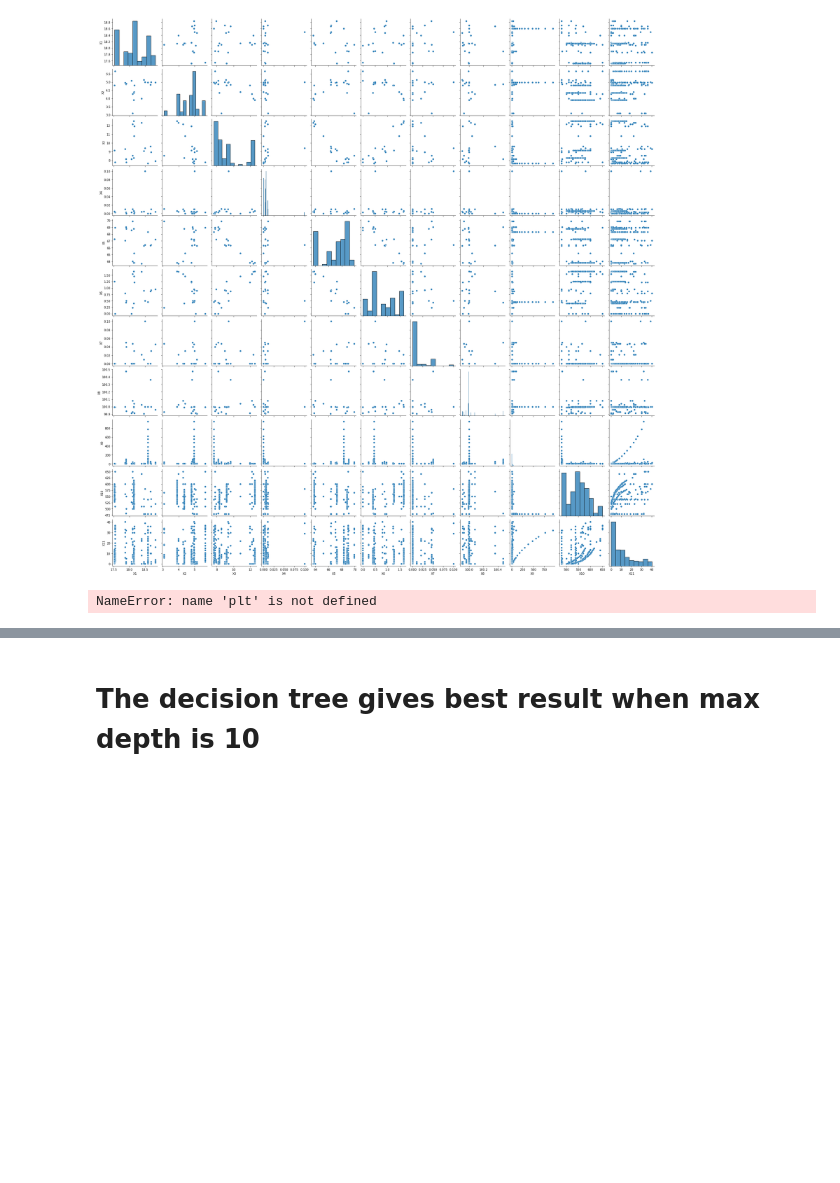
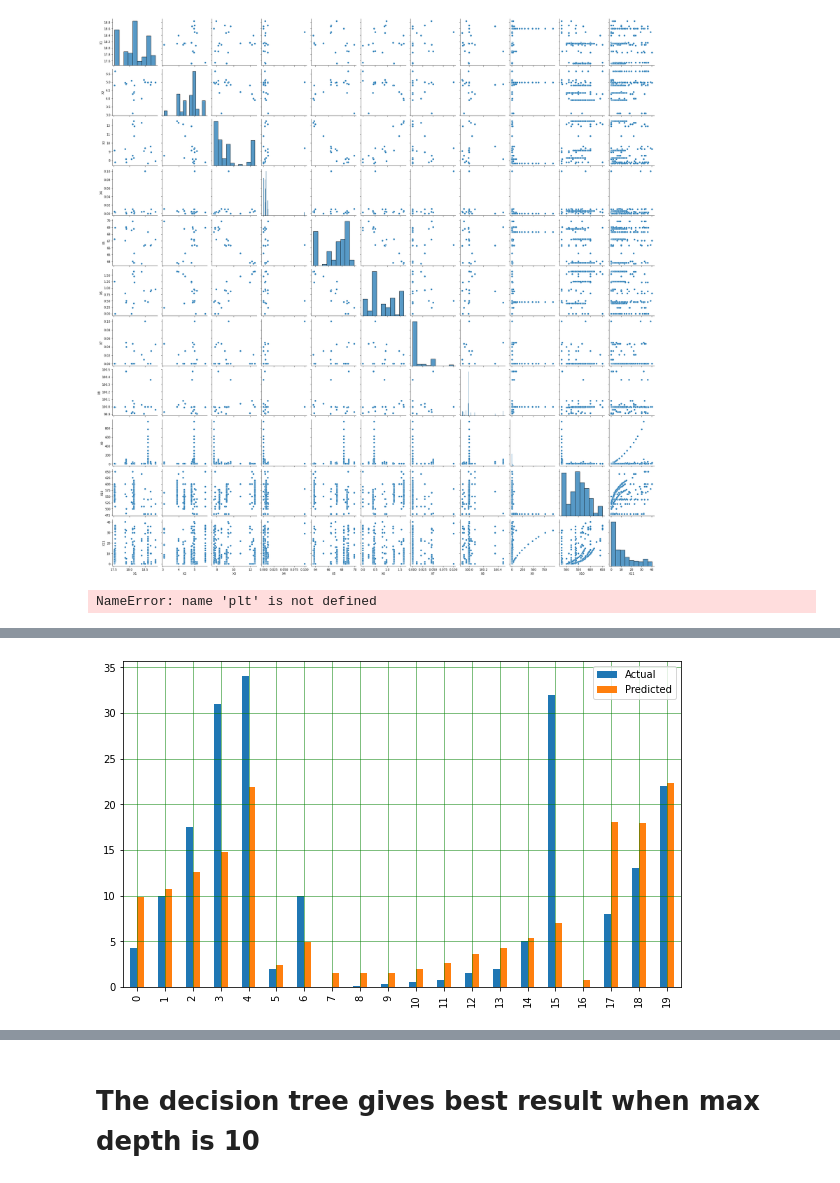
Before and after one commit to vinayakkrishanprasad/Prediction-of-Phase-Fraction-of-Steel-to-obtain-Aging-Response, a Jupyter notebook: Major_project.ipynb, the cells around one changed output, grey strips where cells are left out. Saved outputs shown, nothing was run; the diff lists cells and outputs as text; code cells hidden in the pictures; blank space fills up the shorter version.

```diff
--- a/Major_project.ipynb
+++ b/Major_project.ipynb
@@ -206,3 +250,7 @@ from sklearn.model_selection import cross_val_predict
 import matplotlib.pyplot as plt
 # %%
 predicted=cross_val_predict(ensemble.RandomForestRegressor(n_estimators= count, random_state= 42),X,Y,cv=5)
+# %%
+df_pred= pd.DataFrame(predicted)
+df_temp2 = pd.DataFrame({'Actual':Y, 'Predicted':predicted})
+df_temp2
@@ -209,3 +271,11 @@ predicted=cross_val_predict(ensemble.RandomForestRegressor(n_estimators= count,
+# %%
+df_temp2 = df_temp2.head(20)
+df_temp2.plot(kind='bar',figsize=(10,6))
+plt.grid(which='major', linestyle='-', linewidth='0.5', color='green')
+plt.grid(which='minor', linestyle=':', linewidth='0.5', color='black')
+plt.show()
+# %% [output]
+[figure, added]
 # %%
 fig,ax=plt.subplots()
 ax.scatter(Y,predicted,edgecolors=(0,0,0))
```
Also changed, not shown: parts of 8 cells of this notebook, 1 other file.
